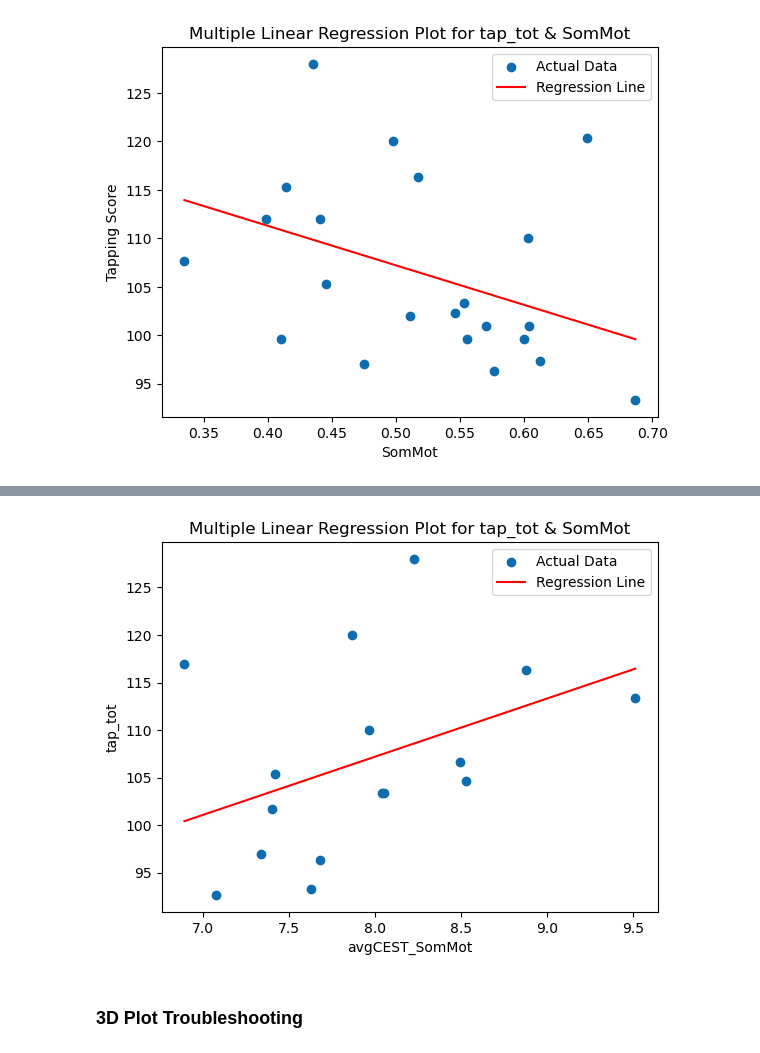
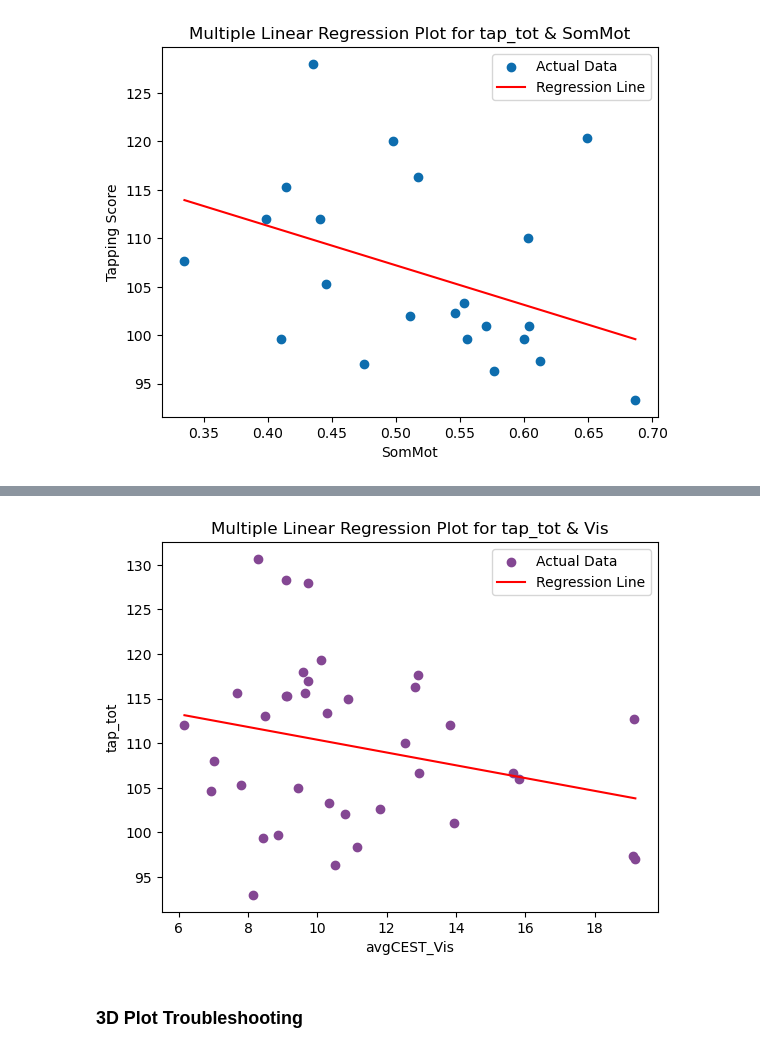
Before and after one commit to pecsok/glucest-rsfmri, a Jupyter notebook: motor_glu_pipeline/motor_figures.ipynb, the cells around one changed output, grey strips where cells are left out. Saved outputs shown, nothing was run; the diff lists cells and outputs as text; code cells hidden in the pictures.

```diff
--- a/motor_glu_pipeline/motor_figures.ipynb
+++ b/motor_glu_pipeline/motor_figures.ipynb
@@ -26,8 +26,8 @@ diag_df = pd.read_csv('diag_df_3T.csv')
 # Choose what to analyse
 networks = ["SomMot", "Vis"]
 #network = "SomMot"
-CESTnetworks = ["avgCEST_SomMot", "ctCEST_SomMot"]
-CNB_scores = [""]
+CESTnetworks = ["avgCEST_SomMot", "ctCEST_SomMot", "avgCEST_Vis", "ctCEST_Vis"]
+CNB_scores = ["tap_tot","volt_cr", "volt_rtcr"]
 CNB_valids = ["tap_valid"]
 diag_scores = ["hstatus"]
 demo_scores = ["sex", "age", "race","ethnic","dateDiff"]
@@ -214,8 +214,8 @@ colors = pd.DataFrame({'Network': ["Cont", "Default", "DorsAttn", "Vis", "SalVen
 
 for network in networks:
     # Quality control figures
-    network="SomMot"
-    cestcol = "avgCEST_" + network
+    network="Vis"
+    cestcol = "avgCEST_Vis"
     metrics = [cestcol, network]
 
     for metric in metrics:
@@ -464,7 +464,7 @@ for network in networks:
     sns.barplot(x='hstatus_', y=cestcol + '_mean', data=avg_df, yerr=avg_df[cestcol + '_std'], label='CEST')
     plt.xlabel('Diagnostic Group')
     plt.ylabel('Mean Value')
-    plt.ylim(5, 9.5)
+    plt.ylim(7, 16)
     plt.title('Average CEST for each hstatus group')
     plt.legend()
     plt.show()
@@ -699,40 +777,43 @@ colors = pd.DataFrame({'Network': ["Cont", "Default", "DorsAttn", "Vis", "SalVen
     'Color': ['PuOr', 'PuRd_r', 'PiYG_r', 'PRGn', 'PiYG', 'GnBu_r', 'terrain_r']}) #
 
 # Multiple linear regression predicting TapTot using SomMot and FC
-for network in networks:
-    cestcol = "avgCEST_" + network
-    # Create a linear regression model for fcon
+#for network in networks:
 
-    # Create CNB correlation plot for each network fcon and cest
-    for CNB_score in CNB_scores:
-     #   graph_df = grp_df[grp_df['hstatus'] != 'Other']
-        graph_df = grp_df
-        graph_df = graph_df.dropna(subset=[CNB_score, cestcol, network])
-        graph_df = graph_df[[CNB_score, cestcol, network]]
-        # Define x values and target variable
-        X = graph_df[[cestcol, network]]
-        Y = graph_df[CNB_score]
+network = "Vis"
 
-        ##################################
-        # Define formula and model
-        formula = f'{CNB_score} ~ {cestcol} + {network}'
-        model = smf.ols(formula=formula, data=graph_df).fit()
-        print('\n\n\n' + network + ' & ' + CNB_score)
-        print(model.summary())
+cestcol = "avgCEST_" + network
+# Create a linear regression model for fcon
 
-        # Plotting the regression line
-        fig, ax = plt.subplots()
-        ax.scatter(graph_df[cestcol], graph_df[CNB_score], label='Actual Data')
-        # Generate x values for the line
-        x_line = pd.DataFrame({cestcol: np.linspace(graph_df[cestcol].min(), graph_df[cestcol].max(), 100),
-                               network: np.mean(graph_df[network])})  # Use mean value for the network variable
-        # Predictions for the regression line
-        y_line = model.predict(x_line)
-        # Plot the regression line
-        ax.plot(x_line[cestcol], y_line, color='red', label='Regression Line')
-        ax.set_xlabel(cestcol)
-        ax.set_ylabel(CNB_score)
-        ax.set_title('Multiple Linear Regression Plot for ' + CNB_score + ' & ' + network)
-        ax.legend()
-        plt.show()
+# Create CNB correlation plot for each network fcon and cest
+for CNB_score in CNB_scores:
+ #   graph_df = grp_df[grp_df['hstatus'] != 'Other']
+    graph_df = grp_df
+    graph_df = graph_df.dropna(subset=[CNB_score, cestcol, network])
+    graph_df = graph_df[[CNB_score, cestcol, network]]
+    # Define x values and target variable
+    X = graph_df[[cestcol, network]]
+    Y = graph_df[CNB_score]
+
+    ##################################
+    # Define formula and model
+    formula = f'{CNB_score} ~ {cestcol} + {network}'
+    model = smf.ols(formula=formula, data=graph_df).fit()
+    print('\n\n\n' + network + ' & ' + CNB_score)
+    print(model.summary())
+
+    # Plotting the regression line
+    fig, ax = plt.subplots()
+    ax.scatter(graph_df[cestcol], graph_df[CNB_score], label='Actual Data')
+    # Generate x values for the line
+    x_line = pd.DataFrame({cestcol: np.linspace(graph_df[cestcol].min(), graph_df[cestcol].max(), 100),
+                           network: np.mean(graph_df[network])})  # Use mean value for the network variable
+    # Predictions for the regression line
+    y_line = model.predict(x_line)
+    # Plot the regression line
+    ax.plot(x_line[cestcol], y_line, color='red', label='Regression Line')
+    ax.set_xlabel(cestcol)
+    ax.set_ylabel(CNB_score)
+    ax.set_title('Multiple Linear Regression Plot for ' + CNB_score + ' & ' + network)
+    ax.legend()
+    plt.show()
 # %% [output]
@@ -749,11 +830,11 @@ Df Residuals:                      13   BIC:                             123.6
 Df Model:                           2
 Covariance Type:            nonrobust
 ... (11 lines left out)
 ==============================================================================
 
 Notes:
 [1] Standard Errors assume that the covariance matrix of the errors is correctly specified.
-[figure, old version]
+[figure, new version]
 # %% [markdown]
 ### 3D Plot Troubleshooting
 # %%
```
Also changed, not shown: parts of 6 cells of this notebook, 5 other files.
